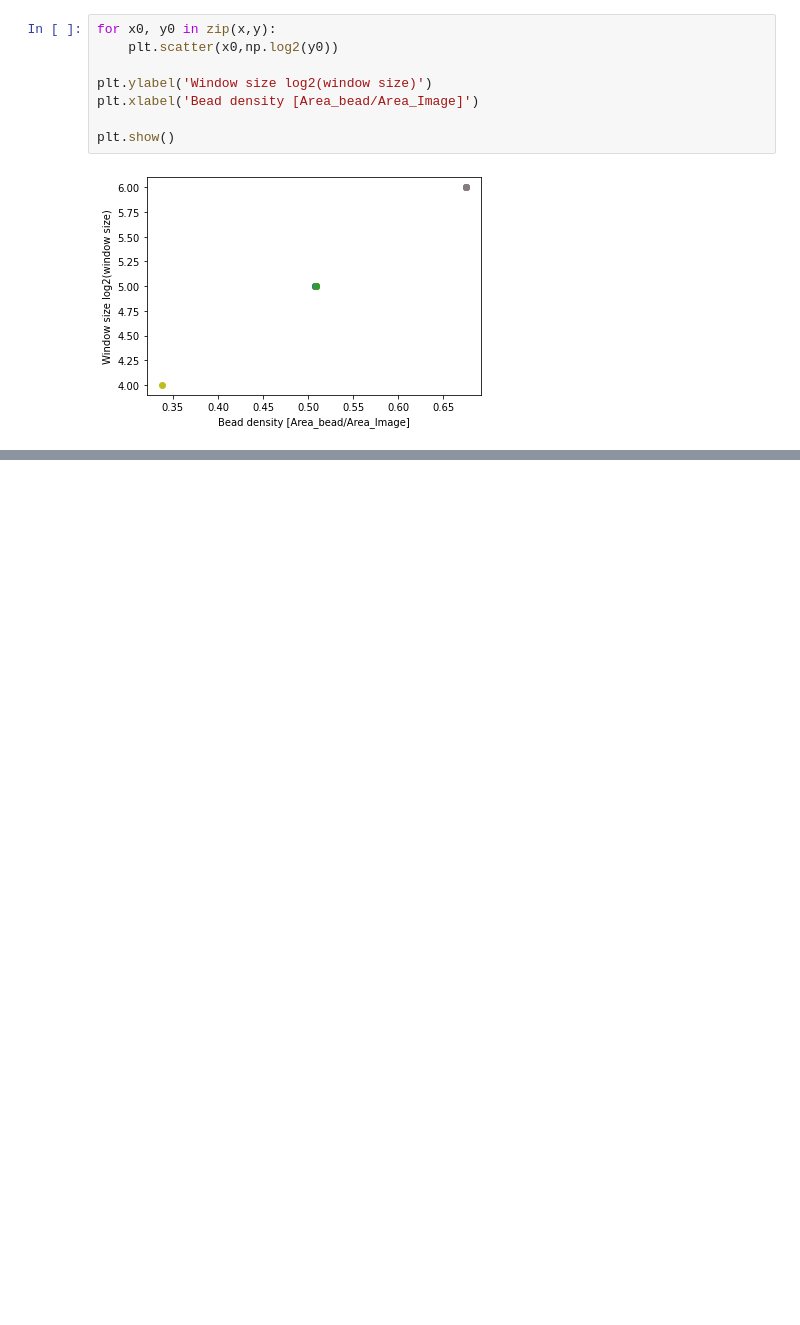
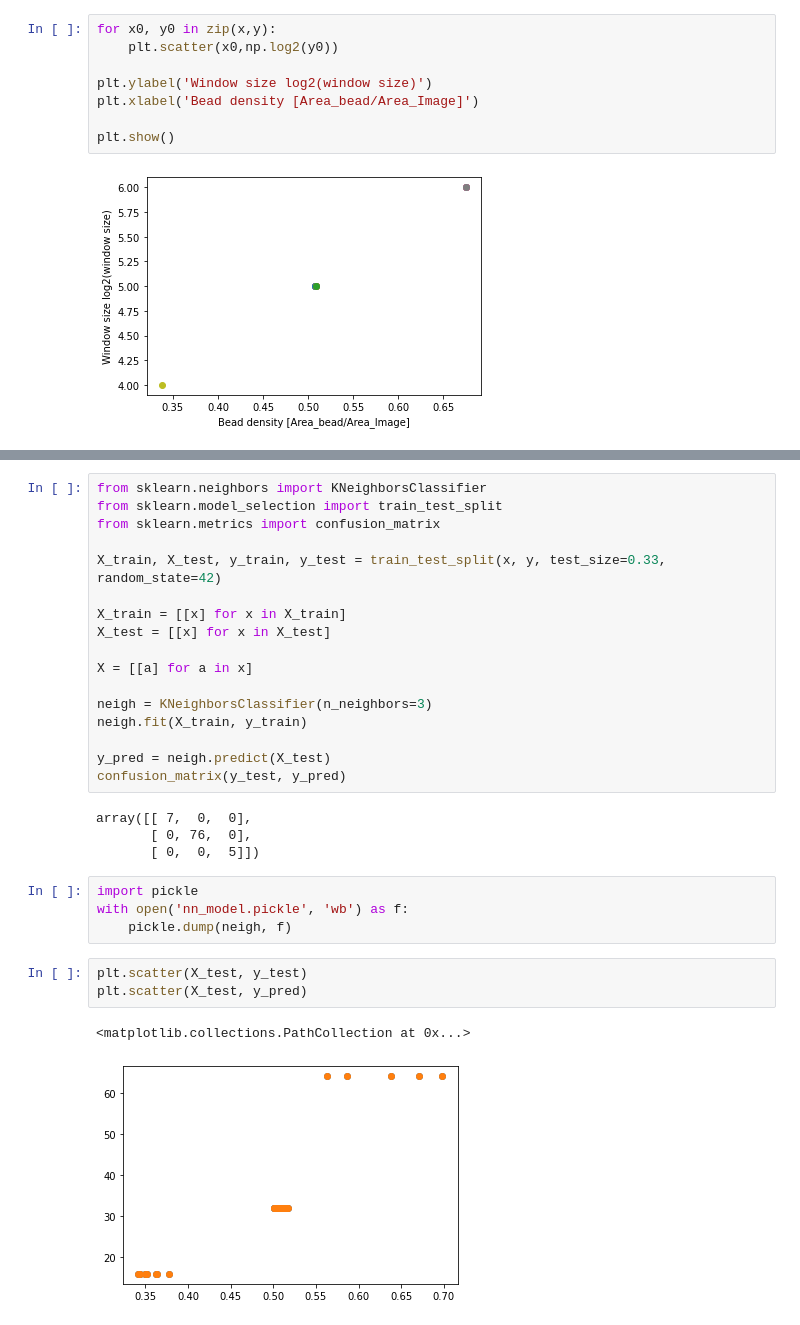
Before and after one commit to rg314/pytraction, a Jupyter notebook: scripts/get_window_size.ipynb, the cells around one changed output, grey strips where cells are left out. Cells and saved outputs as stored; diff of their text form; blank space fills up the shorter version.

```diff
--- a/scripts/get_window_size.ipynb
+++ b/scripts/get_window_size.ipynb
@@ -108,0 +208,31 @@ plt.show()
+# %%
+from sklearn.neighbors import KNeighborsClassifier
+from sklearn.model_selection import train_test_split
+from sklearn.metrics import confusion_matrix
+
+X_train, X_test, y_train, y_test = train_test_split(x, y, test_size=0.33, random_state=42)
+
+X_train = [[x] for x in X_train]
+X_test = [[x] for x in X_test]
+
+X = [[a] for a in x]
+
+neigh = KNeighborsClassifier(n_neighbors=3)
+neigh.fit(X_train, y_train)
+
+y_pred = neigh.predict(X_test)
+confusion_matrix(y_test, y_pred)
+# %% [output]
+array([[ 7,  0,  0],
+       [ 0, 76,  0],
+       [ 0,  0,  5]])
+# %%
+import pickle
+with open('nn_model.pickle', 'wb') as f:
+    pickle.dump(neigh, f)
+# %%
+plt.scatter(X_test, y_test)
+plt.scatter(X_test, y_pred)
+# %% [output]
+<matplotlib.collections.PathCollection at 0x...>
+[figure, added]
```
Also changed, not shown: parts of 4 cells of this notebook, 3 other files.
